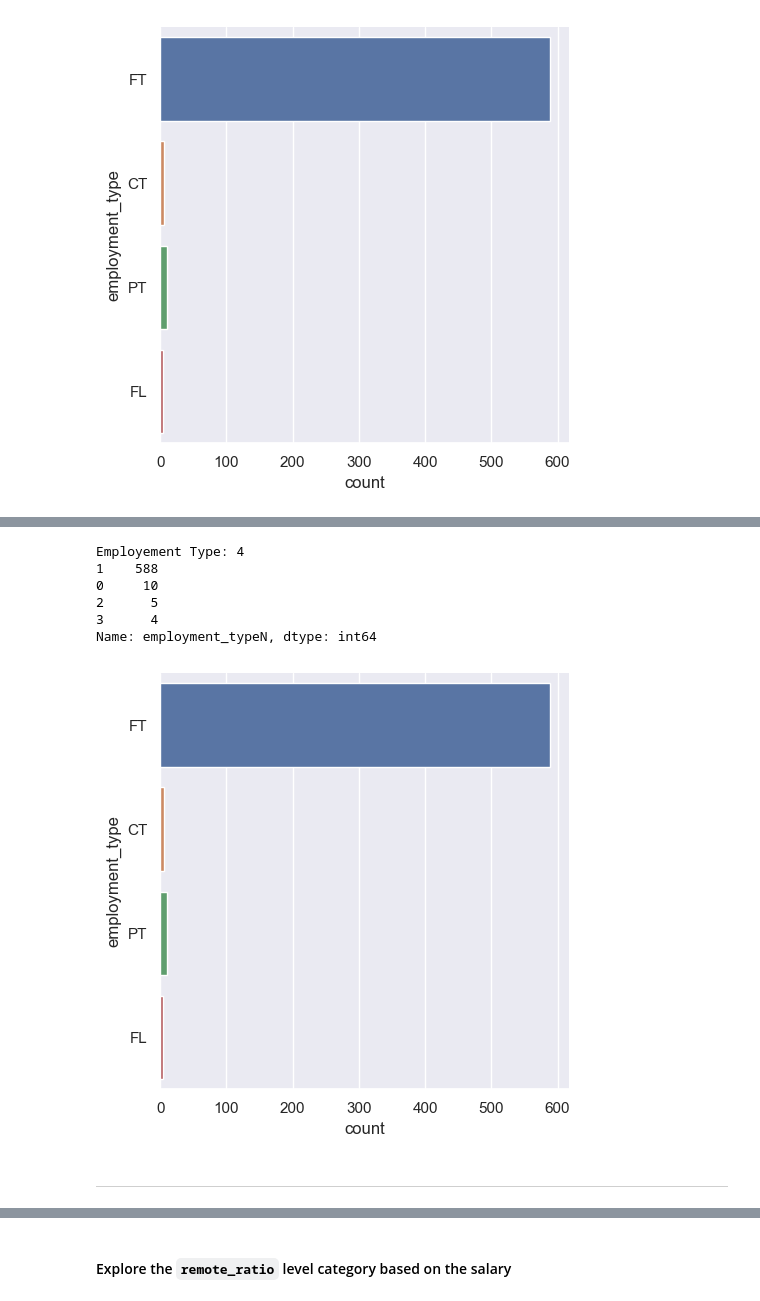
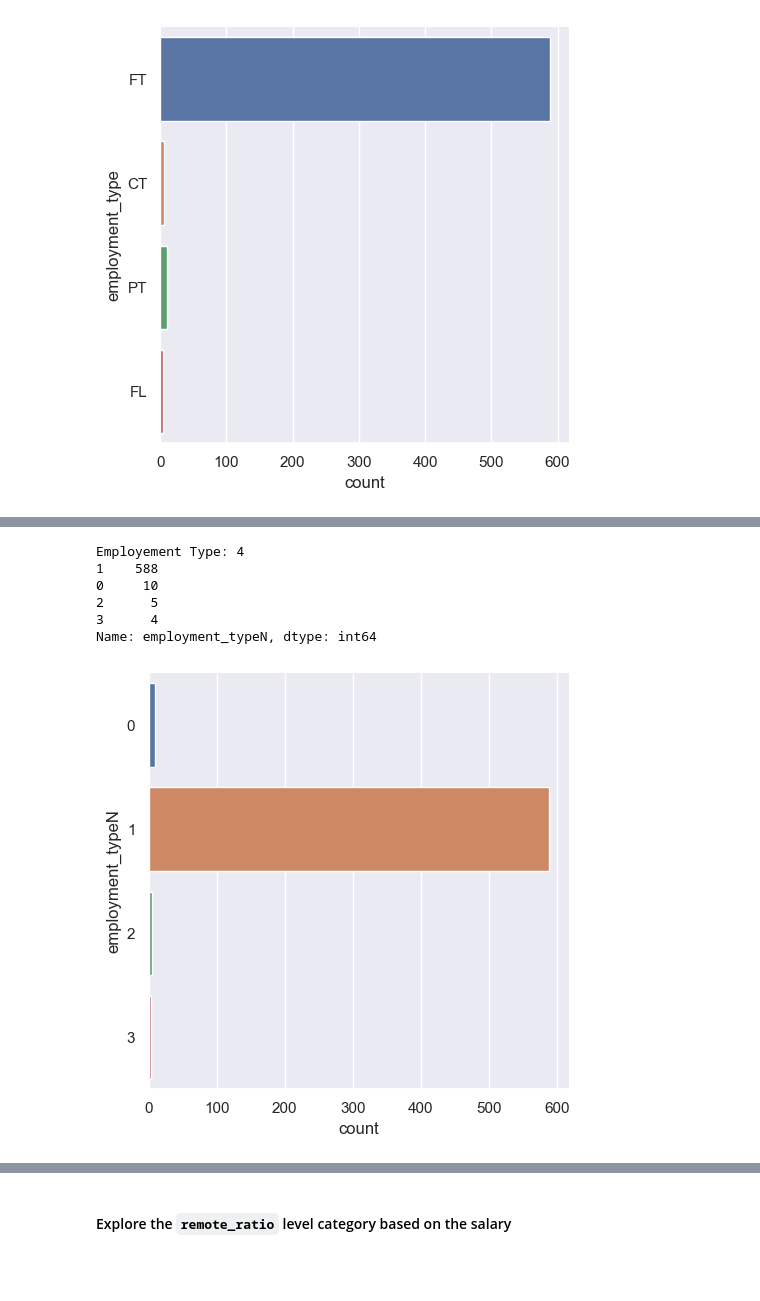
Before and after one commit to legitaxes/sc1015-mini_assignment, a Jupyter notebook: Data-Cleaning-and-Transformation.ipynb, the cells around one changed output, grey strips where cells are left out. Drawn from its saved outputs; the diff is of its cells as text; code cells hidden in the pictures; blank space fills up the shorter version.

```diff
--- a/Data-Cleaning-and-Transformation.ipynb
+++ b/Data-Cleaning-and-Transformation.ipynb
@@ -343,16 +500,14 @@ dsdata.head()
 # %%
 # Visualize Experience Level
 print("Employement Type:", len(dsdata['employment_type'].unique()))
 print(dsdata['employment_typeN'].value_counts())
-sb.catplot(y = "employment_type", data = dsdata, kind = "count")
+sb.catplot(y = "employment_typeN", data = dsdata, kind = "count")
 plt.show()
 # %% [output]
 Employement Type: 4
 1    588
 0     10
 2      5
 3      4
 Name: employment_typeN, dtype: int64
-[figure, old version]
+[figure, new version]
-# %% [markdown]
----
```
Also changed, not shown: parts of 32 cells of this notebook, 1 other file.
